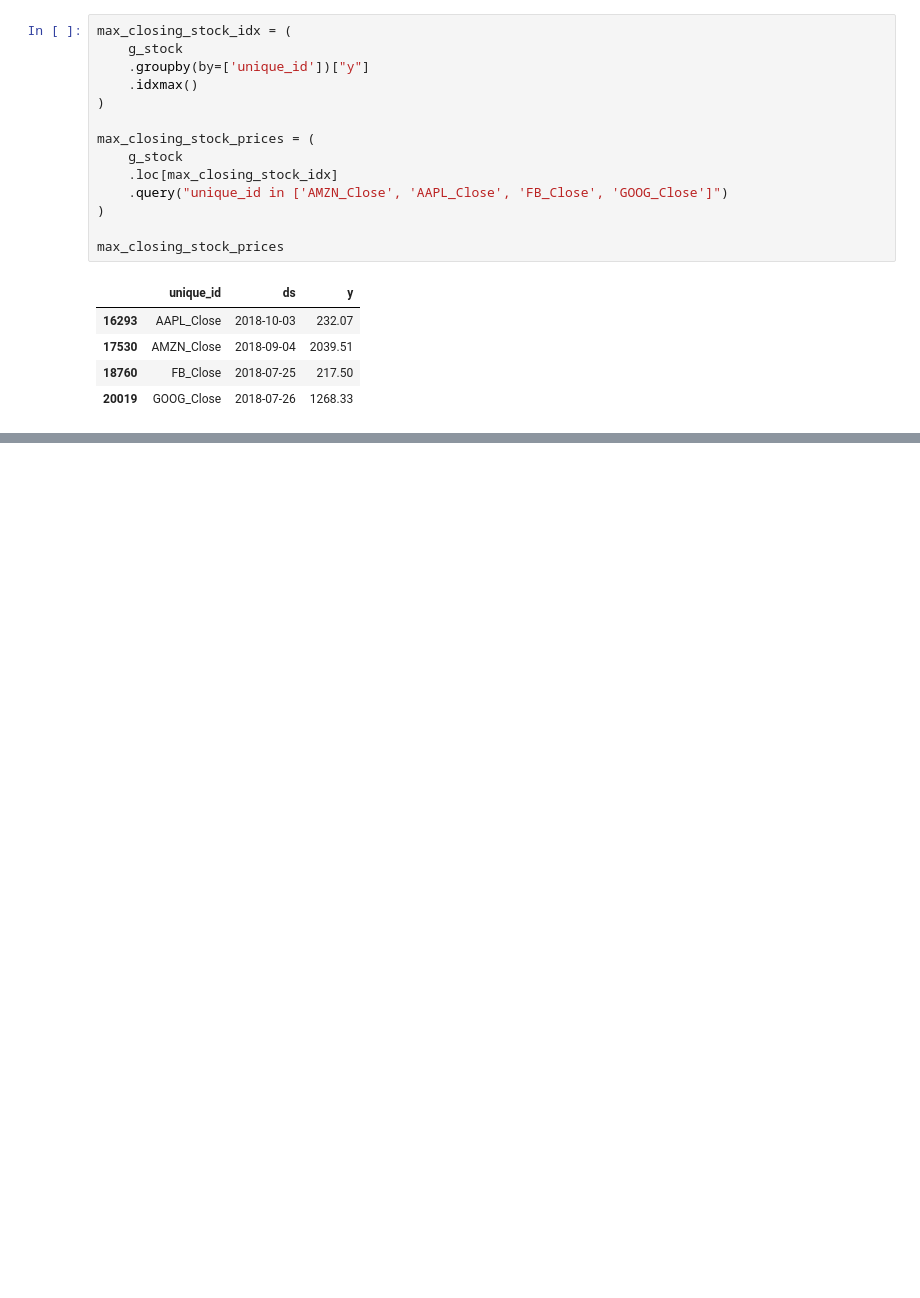
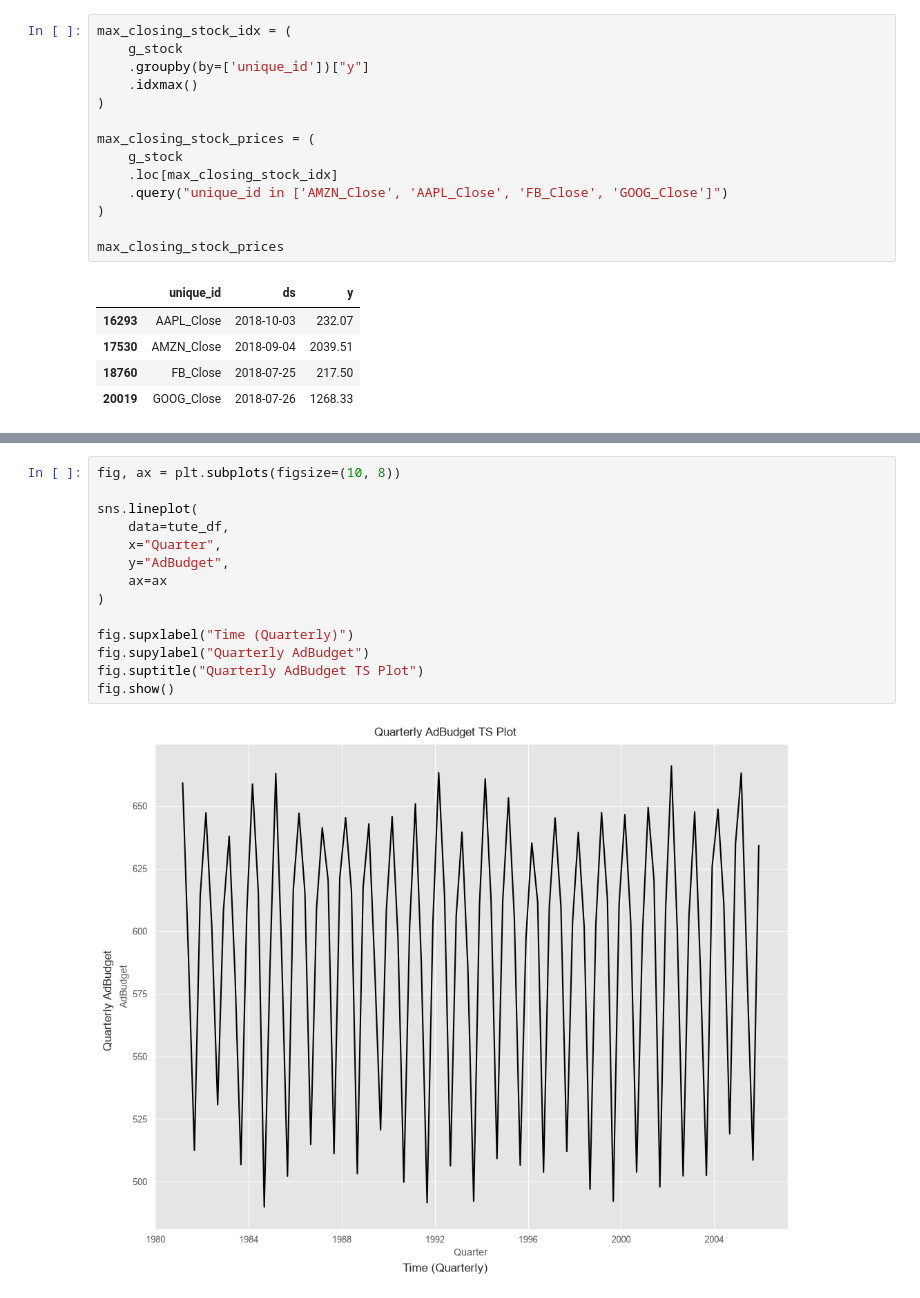
Before and after one commit to Ak62007/TS, a Jupyter notebook: Exercises/chapter-2.ipynb, the cells around one changed output, grey strips where cells are left out. Cells and saved outputs as stored; diff of their text form; blank space fills up the shorter version.

```diff
--- a/Exercises/chapter-2.ipynb
+++ b/Exercises/chapter-2.ipynb
@@ -313,0 +359,16 @@ max_closing_stock_prices
+# %%
+fig, ax = plt.subplots(figsize=(10, 8))
+
+sns.lineplot(
+    data=tute_df,
+    x="Quarter",
+    y="AdBudget",
+    ax=ax
+)
+
+fig.supxlabel("Time (Quarterly)")
+fig.supylabel("Quarterly AdBudget")
+fig.suptitle("Quarterly AdBudget TS Plot")
+fig.show()
+# %% [output]
+[figure, added]
```
Also changed, not shown: parts of 27 cells of this notebook, 2 other files.
